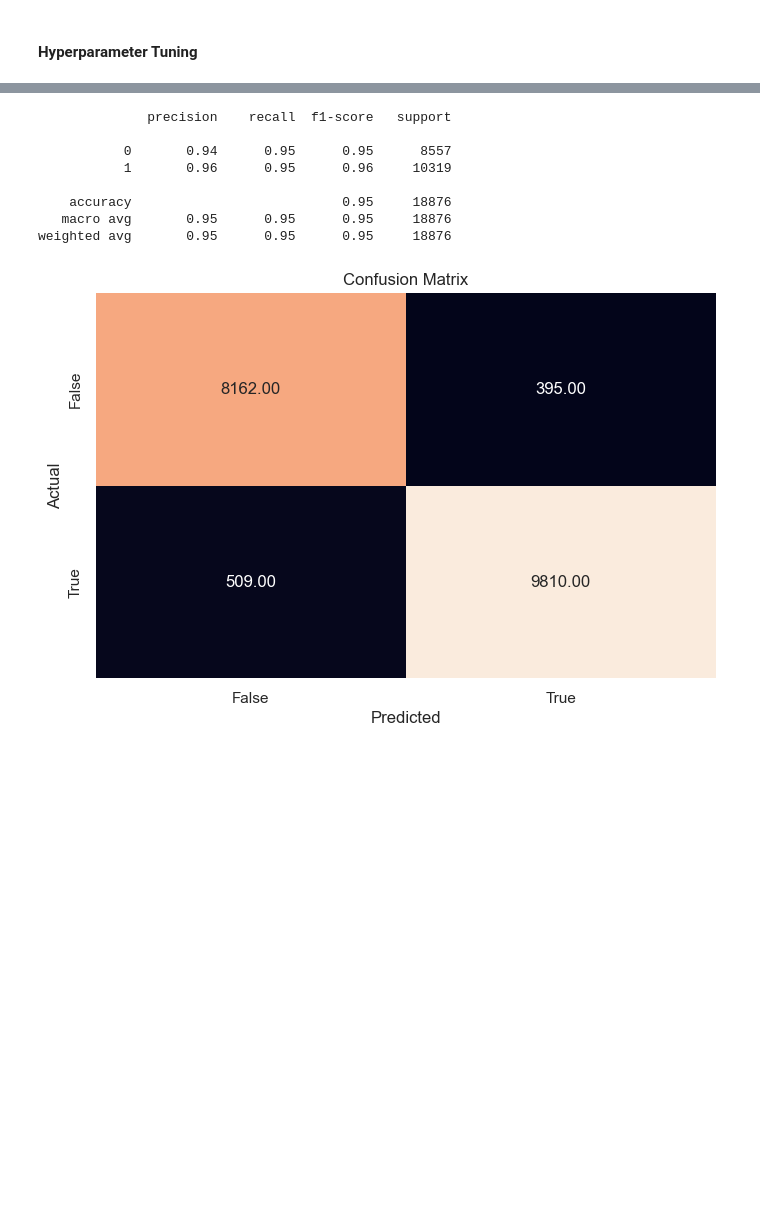
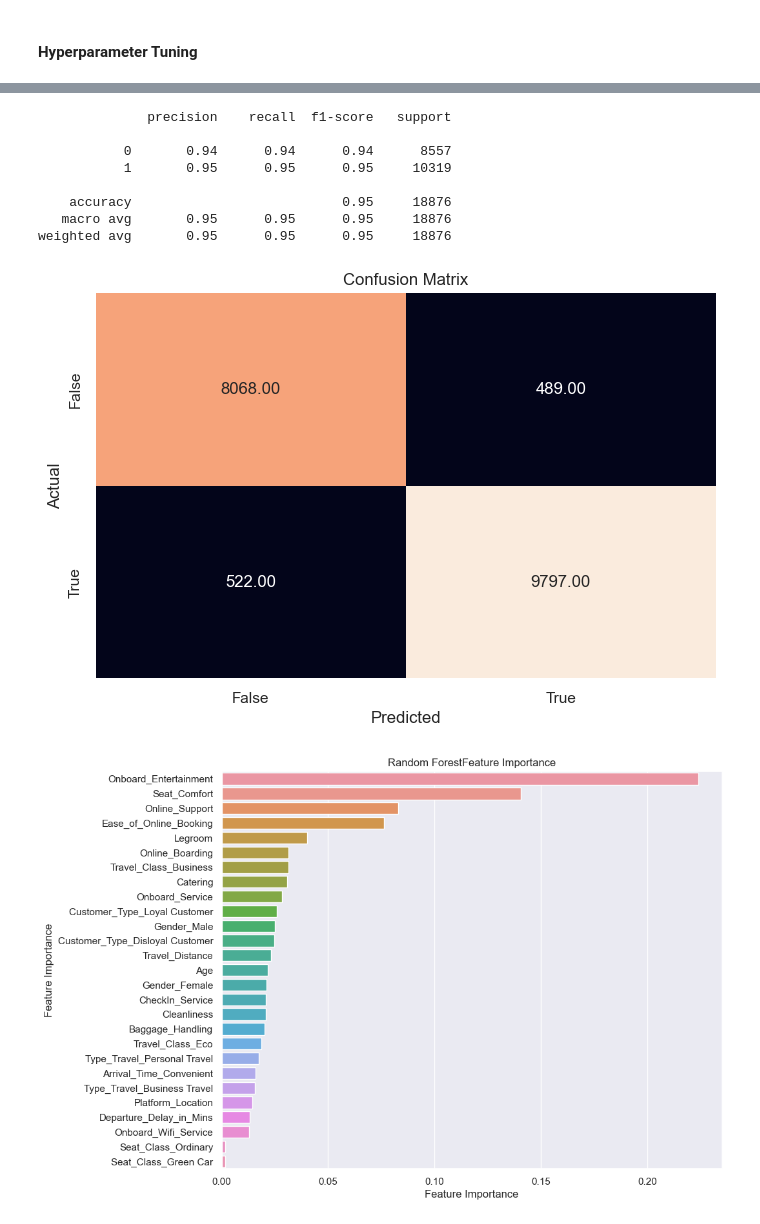
Before and after one commit to agraglez/shinkansen-travel-experience, a Jupyter notebook: notebooks/shinkansen_travel_experience.ipynb, the cells around one changed output, grey strips where cells are left out. Saved outputs shown, nothing was run; the diff lists cells and outputs as text; code cells hidden in the pictures; blank space fills up the shorter version.

Commit message:
Finish hyperparameter tuning. Add feature importance analysis. Remove metrics.py file Add my_utils.py file which contains metrics score function along plot function

```diff
--- a/notebooks/shinkansen_travel_experience.ipynb
+++ b/notebooks/shinkansen_travel_experience.ipynb
@@ -610,12 +610,13 @@ weighted avg       0.95      0.95      0.95     18876
 # %% [markdown]
 #### Hyperparameter Tuning
 # %%
-n_estimators = list(range(100,151,10))
-max_depth = list(range(1,21))
-grid_para = {'random_forest__n_estimators':n_estimators, 'random_forest__max_depth':max_depth}
+max_depth = [5, 10, 15]
+n_estimators = list(range(90,111,10))
+max_features = ['sqrt', 'log2']
+grid_para = {'random_forest__n_estimators':n_estimators, 'random_forest__max_depth':max_depth, 'random_forest__max_features':max_features}
 # %%
 from sklearn.model_selection import RandomizedSearchCV
 
-random_search = RandomizedSearchCV(rf_pipeline, grid_para, cv=3, n_jobs=-1, scoring='accuracy')
+random_search = RandomizedSearchCV(rf_pipeline, grid_para, cv=3, n_jobs=-1, verbose=True)
 random_search.fit(X_train, y_train)
 # %% [output]
@@ -647,5 +649,5 @@ Test Score: 0.9495655859292222
 # %%
-rf_f = RandomForestClassifier(n_estimators=150, max_depth=18, random_state=42)
+rf_f = RandomForestClassifier(n_estimators=110, max_depth=15, max_features='sqrt', random_state=42)
 rf_f_pipeline = Pipeline(steps=[
     ('col_trans', col_trans),
     ('random_forest', rf_f)
@@ -693,10 +697,23 @@ metrics_score(y_test, y_pred)
 # %% [output]
               precision    recall  f1-score   support
 
-           0       0.94      0.95      0.95      8557
-           1       0.96      0.95      0.96     10319
+           0       0.94      0.94      0.94      8557
+           1       0.95      0.95      0.95     10319
 
     accuracy                           0.95     18876
    macro avg       0.95      0.95      0.95     18876
 weighted avg       0.95      0.95      0.95     18876
 [figure]
+# %%
+from my_utils import plot_feature_importance
+
+importance = rf_f_pipeline.steps[1][1].feature_importances_
+#Getting names of categorical features after ColumnTransformer
+cat_feature_names = rf_f_pipeline.named_steps['col_trans'].named_transformers_['cat_pipeline'].get_feature_names_out()
+#Getting names of numerical features after ColumnTransformer
+num_feature_names = rf_f_pipeline.named_steps['col_trans'].named_transformers_['num_pipeline'].get_feature_names_out()
+#Getting list of all names, order on pipeline is important
+feature_names = num_feature_names.tolist() + cat_feature_names.tolist()
+plot_feature_importance(importance, feature_names, 'Random Forest')
+# %% [output]
+[figure, added]
```
Also changed, not shown: parts of 6 cells of this notebook, 2 other files.
